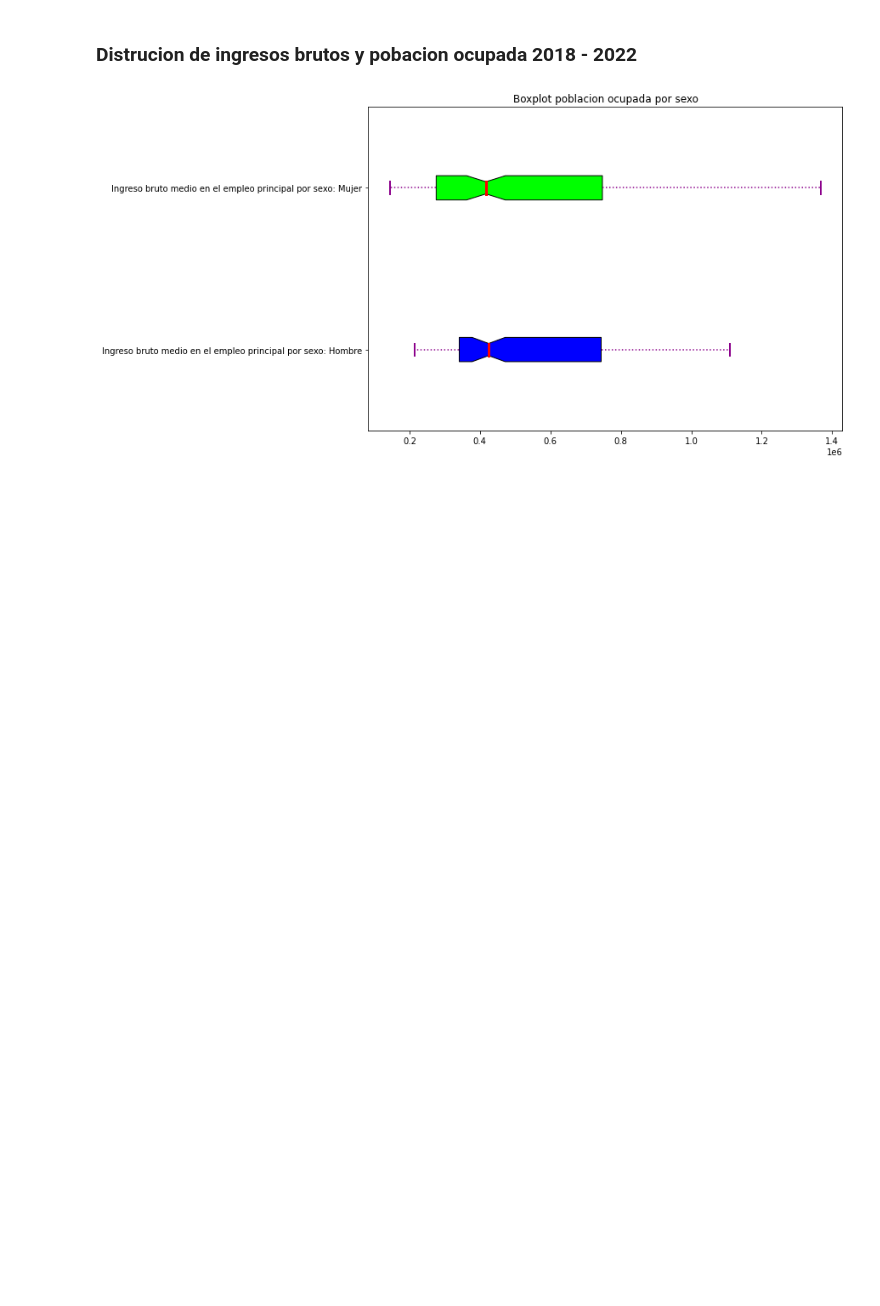
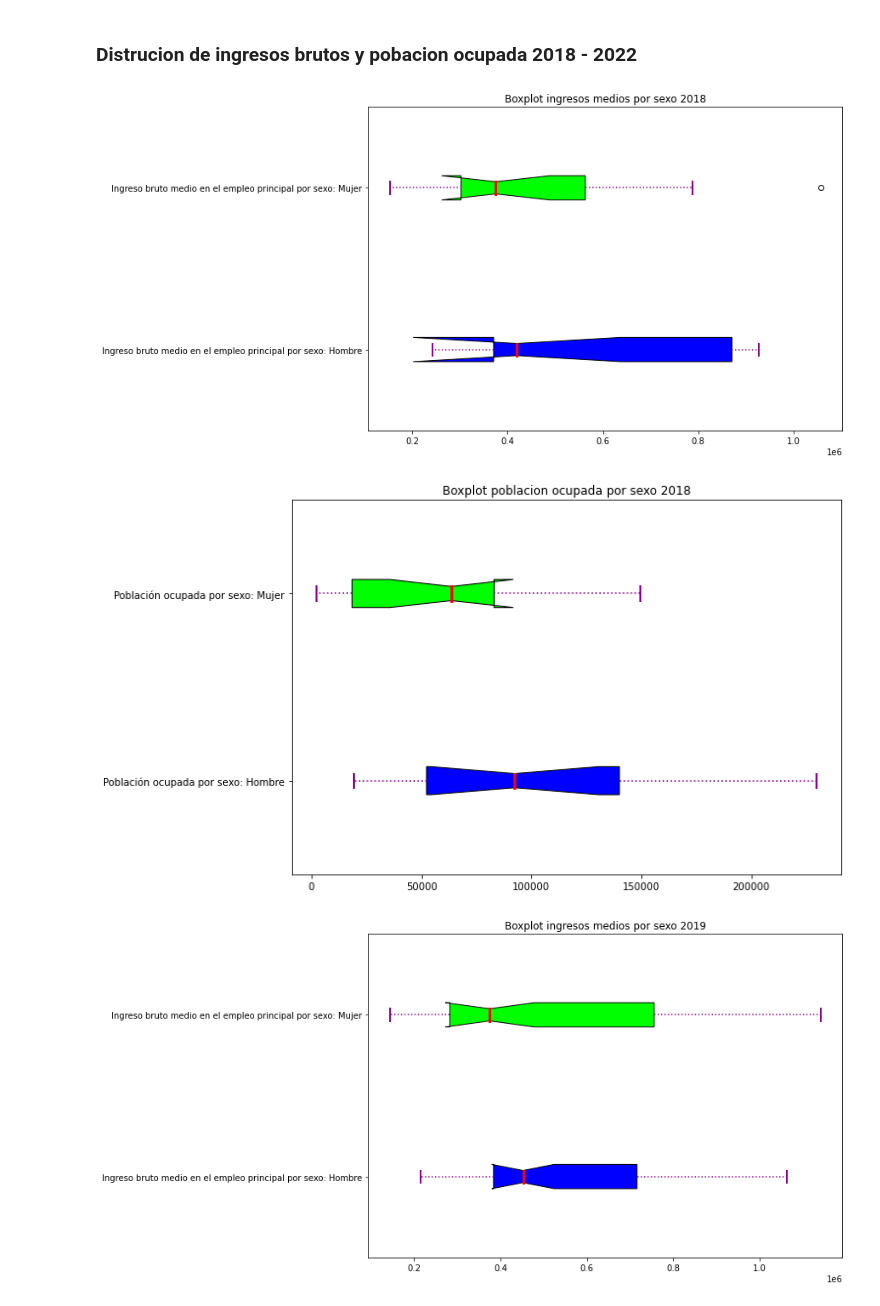
Before and after one commit to Gaboelc/Analysis-of-the-employment-situation-in-Costa-Rica-2018-2022, a Jupyter notebook: EDA.ipynb, the cells around one changed output. Drawn from its saved outputs; the diff is of its cells as text; code cells hidden in the pictures; blank space fills up the shorter version.

Commit message:
boxplot completed

```diff
--- a/EDA.ipynb
+++ b/EDA.ipynb
@@ -314,8 +316,19 @@ def create_bloxplot(data, y_labels, tittle):
 # %% [markdown]
 ### Distrucion de ingresos brutos y pobacion ocupada 2018 - 2022
 # %%
-create_bloxplot(result_first_page[result_first_page.columns[3:5]],
-                ['Ingreso bruto medio en el empleo principal por sexo: Hombre', 'Ingreso bruto medio en el empleo principal por sexo: Mujer'],
-                'Boxplot poblacion ocupada por sexo')
+years = ['2018', '2019', '2020', '2021', '2022']
+
+for i in years:
+    data = result_first_page.loc[result_first_page['Data Period year'] == i]
+
+    create_bloxplot(data[data.columns[3:5]],
+                    ['Ingreso bruto medio en el empleo principal por sexo: Hombre', 'Ingreso bruto medio en el empleo principal por sexo: Mujer'],
+                    f'Boxplot ingresos medios por sexo {i}')
+
+    create_bloxplot(data[data.columns[1:3]],
+                    ['Población ocupada por sexo: Hombre', 'Población ocupada por sexo: Mujer'],
+                    f'Boxplot poblacion ocupada por sexo {i}')
 # %% [output]
-[figure, old version]
+[figure, new version]
+[figure, added]
+[figure, added]
```
Also changed, not shown: parts of 4 cells of this notebook.
